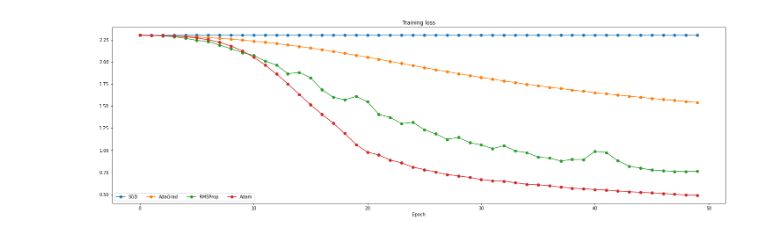
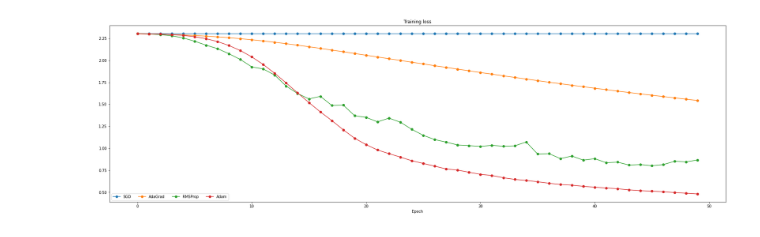
Before and after one commit to tayyabejaz2000/neural-network-library, a Jupyter notebook: benchmark.ipynb, the cells around one changed output. Saved outputs shown, nothing was run; the diff lists cells and outputs as text; code cells hidden in the pictures.

```diff
--- a/benchmark.ipynb
+++ b/benchmark.ipynb
@@ -6,6 +6,8 @@ from neuro.nn import activation, layer, losses, models, optimizer
 (x_train, y_train), (x_test, y_test) = tf.keras.datasets.mnist.load_data()
 x_train = x_train / 255.0
 x_test = x_test / 255.0
+
+y_train = tf.one_hot(y_train, 10)
 # %%
 def GetModel():
     return models.Sequential(
@@ -21,7 +23,7 @@ def GetModel():
         activation.Softmax(),
     )
 # %%
-loss = losses.SparseCategoricalCrossentropy()
+loss = losses.CategoricalCrossentropy()
 optimizers = [
     optimizer.SGD(lr=0.01),
     optimizer.AdaGrad(),
@@ -37,7 +39,7 @@ loss_history = {
 }
 # %%
 current_optimizer = None
-epochs = 10
+epochs = 50
 for optim in optimizers:
     model = GetModel()
     if isinstance(optim, optimizer.SGD):
@@ -53,14 +55,14 @@ for optim in optimizers:
         print("Optimizer: Adam")
         current_optimizer = "Adam"
 
-    for i in range(epochs):
+    for i in range(1, epochs + 1):
         # Forward Propagation
         y_pred = model(x_train)
 
         # Calculation of Loss
         train_loss = loss(y_pred, y_train).numpy()
-        if (i % 10 == 0):
-            print(f"Epoch: {i + 1}, Loss: {train_loss}")
+        if i % 10 == 0:
+            print(f"Epoch: {i}, Loss: {train_loss}")
 
         loss_history[current_optimizer].append(train_loss)
 
@@ -87,18 +89,18 @@ Epoch: 41, Loss: 0.5548043251037598
 # %%
 from matplotlib import pyplot as plt
 
 plt.subplot(3, 1, 1)
 plt.title("Training loss")
 plt.xlabel("Epoch")
 
 for optim, loss_hist in loss_history.items():
     plt.subplot(3, 1, 1)
     plt.plot(loss_hist, "-o", label=optim)
 
 
 plt.subplot(3, 1, 1)
 plt.legend(loc="lower left", ncol=4)
-plt.gcf().set_size_inches(25, 25)
+plt.gcf().set_size_inches(30, 30)
 plt.show()
 # %% [output]
-[figure, old version]
+[figure, new version]
```
Also changed, not shown: parts of 1 cell of this notebook, 3 other files.
